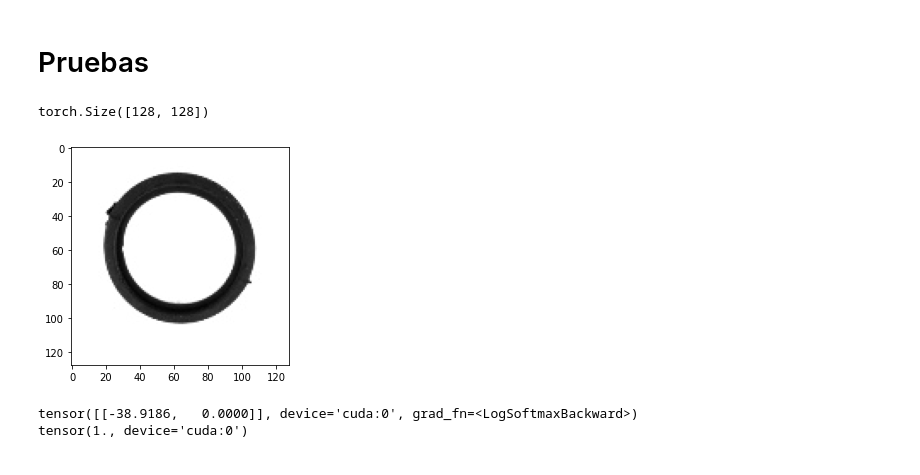
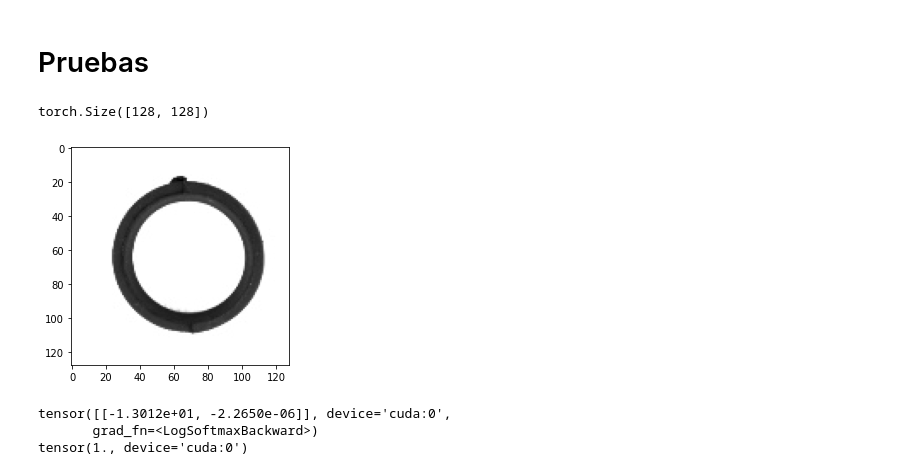
Before and after one commit to Martinsoyyo/Sellos, a Jupyter notebook: Full_VGG.ipynb, the cells around one changed output. Drawn from its saved outputs; the diff is of its cells as text; code cells hidden in the pictures.

```diff
--- a/Full_VGG.ipynb
+++ b/Full_VGG.ipynb
@@ -107,7 +123,7 @@ import copy
 import torch.nn as nn
 from collections import OrderedDict
 
-def VGG(Convolution_Layer, Lineal_Layer,Dropout,Out_Channels ):
+def VGG(Convolution_Layer, Lineal_Layer,Drop,Out_Channels ):
   modules = []
 
   i = 0
@@ -121,7 +137,7 @@ def VGG(Convolution_Layer, Lineal_Layer,Dropout,Out_Channels ):
       modules.append(nn.Conv2d(channels,_params,3,1,1))
       modules.append(nn.BatchNorm2d(_params))
       modules.append(nn.ReLU())
-      modules.append(nn.Dropout(DROP))
+      modules.append(nn.Dropout(Drop))
       channels = _params
 
   modules.append(nn.Flatten())
@@ -410,37 +426,38 @@ torch.save(model, address + "/" +  Get_Names(Convolution_Layer, Lineal_Layer,Dro
 # %%
 from PIL import Image
 import matplotlib.pyplot as plt
 
-image_num = 1
+image_num = 1795
 
 IMM = img_test[image_num][0].to("cpu")
 print(IMM.size())
 plt.imshow(IMM,cmap='gray')
 plt.show()
 
 Out_Channels = 2
-Dropout = 0.001
-Convolution_Layer = [32, 0, 16, 0 , 16, 0, 16 ,0, 16, 0]
+Dropout = 0.01
+Convolution_Layer = [64, 0, 16, 16, 0, 16, 16, 0, 16, 16, 0, 16, 16, 0]
 Lineal_Layer = [32, 16]
 
 model = VGG(
     Convolution_Layer,
     Lineal_Layer,
     Dropout,
     Out_Channels
     )
 
-model.load_state_dict(torch.load(address + "/" +'0.9590371621621622% Drop[0.001] CL[32 0 16 0 16 0 16 0 16 0 ]LL[32 16 ].pth'))
+model.load_state_dict(torch.load(address + "/" +'0.9666385135135135% Drop[0.001] CL[64 0 16 16 0 16 16 0 16 16 0 16 16 0 ]LL[32 16 ].pth'))
 model.eval()
 model.to(device)
 
 
 image = img_test[image_num].float().div_(255).unsqueeze_(1).to(device)
 
 print(model.forward(image))
 print(trg_test[image_num])
 # %% [output]
 torch.Size([128, 128])
-[figure, old version]
+[figure, new version]
-tensor([[-38.9186,   0.0000]], device='cuda:0', grad_fn=<LogSoftmaxBackward>)
+tensor([[-1.3012e+01, -2.2650e-06]], device='cuda:0',
+       grad_fn=<LogSoftmaxBackward>)
 tensor(1., device='cuda:0')
```
Also changed, not shown: parts of 4 cells of this notebook.
